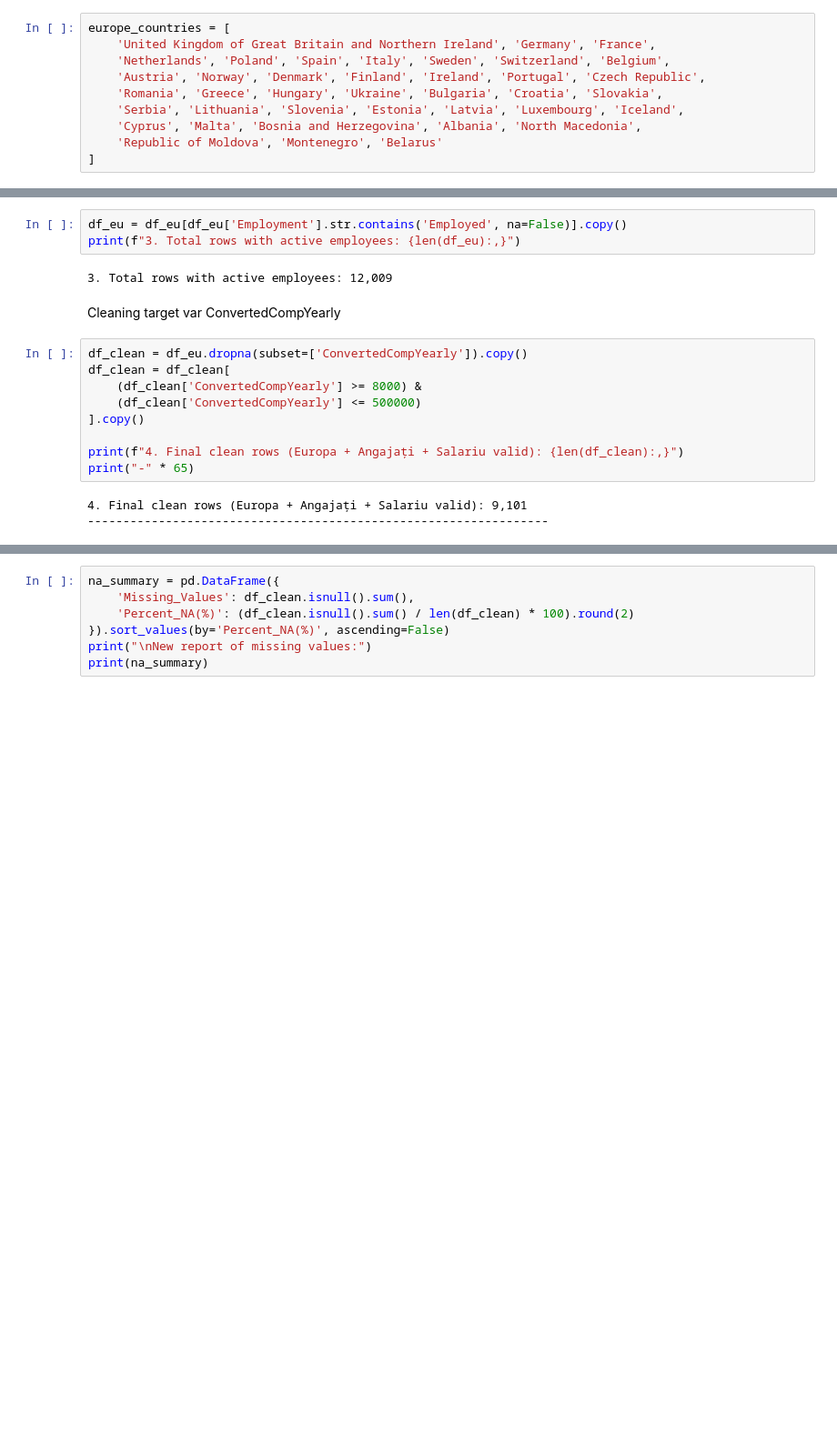
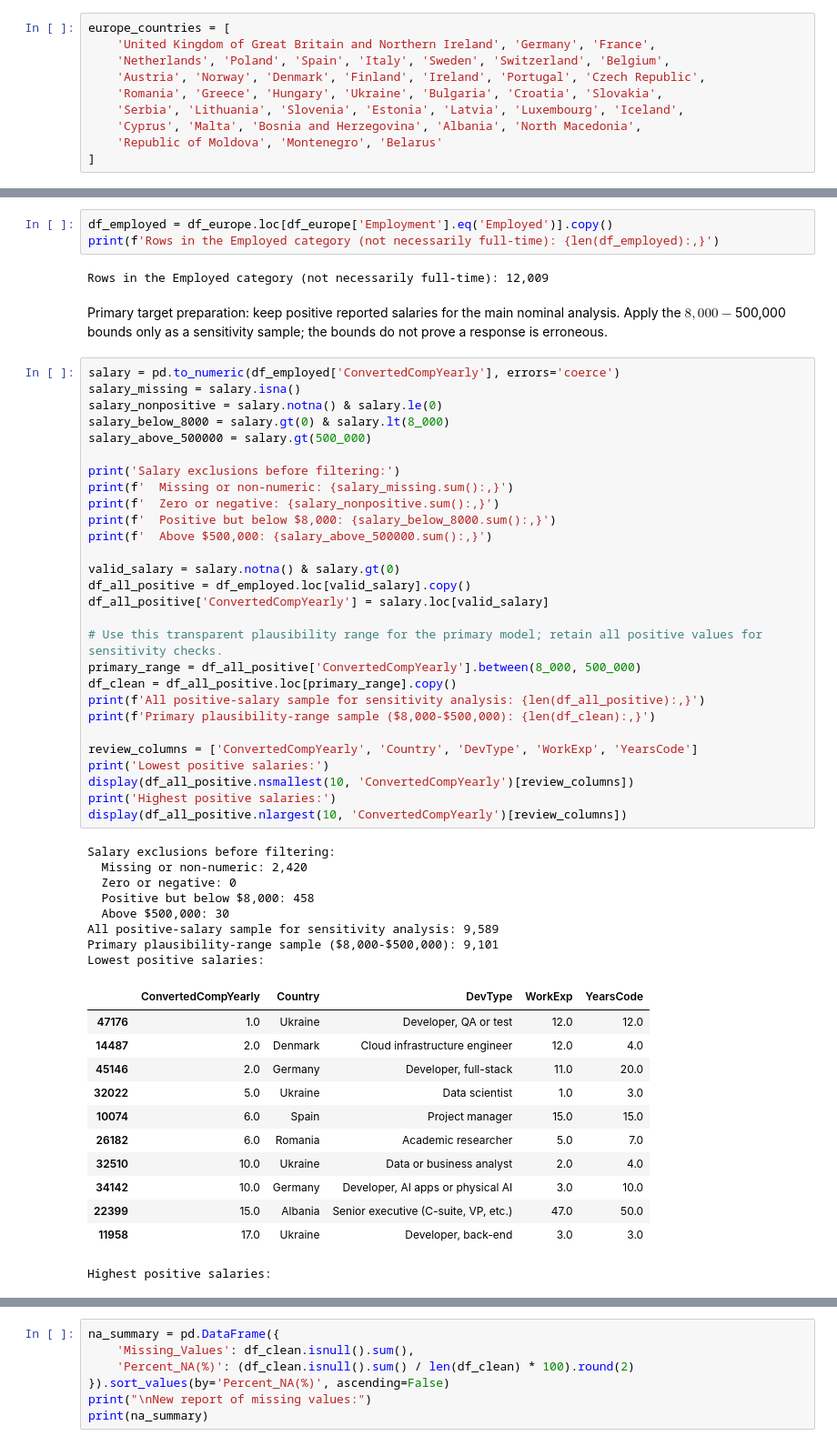
Before and after one commit to TurcanuTeodor/ai-tech-salary-prediction, a Jupyter notebook: notebooks/Project_DATA_MINING.ipynb, the cells around one changed output, grey strips where cells are left out. Shown at 91% size. Drawn from its saved outputs; the diff is of its cells as text; blank space fills up the shorter version.

```diff
--- a/notebooks/Project_DATA_MINING.ipynb
+++ b/notebooks/Project_DATA_MINING.ipynb
@@ -55,19 +88,56 @@ print(f"2. Total rows in EU dataset: {len(df_eu):,}")
-# %%
-df_eu = df_eu[df_eu['Employment'].str.contains('Employed', na=False)].copy()
-print(f"3. Total rows with active employees: {len(df_eu):,}")
-# %% [output]
-3. Total rows with active employees: 12,009
-# %% [markdown]
-Cleaning target var ConvertedCompYearly
-# %%
-df_clean = df_eu.dropna(subset=['ConvertedCompYearly']).copy()
-df_clean = df_clean[
-    (df_clean['ConvertedCompYearly'] >= 8000) &
-    (df_clean['ConvertedCompYearly'] <= 500000)
-].copy()
-
-print(f"4. Final clean rows (Europa + Angajați + Salariu valid): {len(df_clean):,}")
-print("-" * 65)
-# %% [output]
-4. Final clean rows (Europa + Angajați + Salariu valid): 9,101
------------------------------------------------------------------
+# %%
+df_employed = df_europe.loc[df_europe['Employment'].eq('Employed')].copy()
+print(f'Rows in the Employed category (not necessarily full-time): {len(df_employed):,}')
+# %% [output]
+Rows in the Employed category (not necessarily full-time): 12,009
+# %% [markdown]
+Primary target preparation: keep positive reported salaries for the main nominal analysis. Apply the $8,000-$500,000 bounds only as a sensitivity sample; the bounds do not prove a response is erroneous.
+# %%
+salary = pd.to_numeric(df_employed['ConvertedCompYearly'], errors='coerce')
+salary_missing = salary.isna()
+salary_nonpositive = salary.notna() & salary.le(0)
+salary_below_8000 = salary.gt(0) & salary.lt(8_000)
+salary_above_500000 = salary.gt(500_000)
+
+print('Salary exclusions before filtering:')
+print(f'  Missing or non-numeric: {salary_missing.sum():,}')
+print(f'  Zero or negative: {salary_nonpositive.sum():,}')
+print(f'  Positive but below $8,000: {salary_below_8000.sum():,}')
+print(f'  Above $500,000: {salary_above_500000.sum():,}')
+
+valid_salary = salary.notna() & salary.gt(0)
+df_all_positive = df_employed.loc[valid_salary].copy()
+df_all_positive['ConvertedCompYearly'] = salary.loc[valid_salary]
+
+# Use this transparent plausibility range for the primary model; retain all positive values for sensitivity checks.
+primary_range = df_all_positive['ConvertedCompYearly'].between(8_000, 500_000)
+df_clean = df_all_positive.loc[primary_range].copy()
+print(f'All positive-salary sample for sensitivity analysis: {len(df_all_positive):,}')
+print(f'Primary plausibility-range sample ($8,000-$500,000): {len(df_clean):,}')
+
+review_columns = ['ConvertedCompYearly', 'Country', 'DevType', 'WorkExp', 'YearsCode']
+print('Lowest positive salaries:')
+display(df_all_positive.nsmallest(10, 'ConvertedCompYearly')[review_columns])
+print('Highest positive salaries:')
+display(df_all_positive.nlargest(10, 'ConvertedCompYearly')[review_columns])
+# %% [output]
+Salary exclusions before filtering:
+  Missing or non-numeric: 2,420
+  Zero or negative: 0
+  Positive but below $8,000: 458
+  Above $500,000: 30
+All positive-salary sample for sensitivity analysis: 9,589
+Primary plausibility-range sample ($8,000-$500,000): 9,101
+Lowest positive salaries:
+|  | ConvertedCompYearly | Country | DevType | WorkExp | YearsCode |
+| 47176 | 1.0 | Ukraine | Developer, QA or test | 12.0 | 12.0 |
+| 14487 | 2.0 | Denmark | Cloud infrastructure engineer | 12.0 | 4.0 |
+| 45146 | 2.0 | Germany | Developer, full-stack | 11.0 | 20.0 |
+| 32022 | 5.0 | Ukraine | Data scientist | 1.0 | 3.0 |
+| 10074 | 6.0 | Spain | Project manager | 15.0 | 15.0 |
+| 26182 | 6.0 | Romania | Academic researcher | 5.0 | 7.0 |
+| 32510 | 10.0 | Ukraine | Data or business analyst | 2.0 | 4.0 |
+| 34142 | 10.0 | Germany | Developer, AI apps or physical AI | 3.0 | 10.0 |
+| 22399 | 15.0 | Albania | Senior executive (C-suite, VP, etc.) | 47.0 | 50.0 |
+| 11958 | 17.0 | Ukraine | Developer, back-end | 3.0 | 3.0 |
+Highest positive salaries:
```
Also changed, not shown: parts of 25 cells of this notebook, 1 other file.
